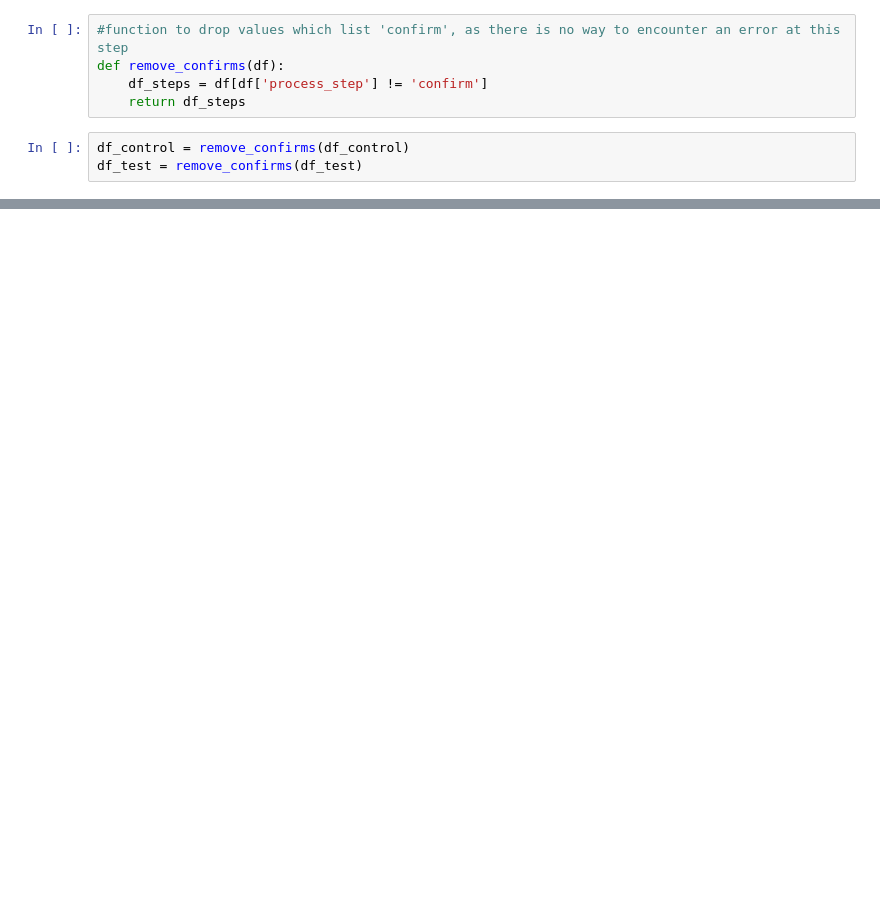
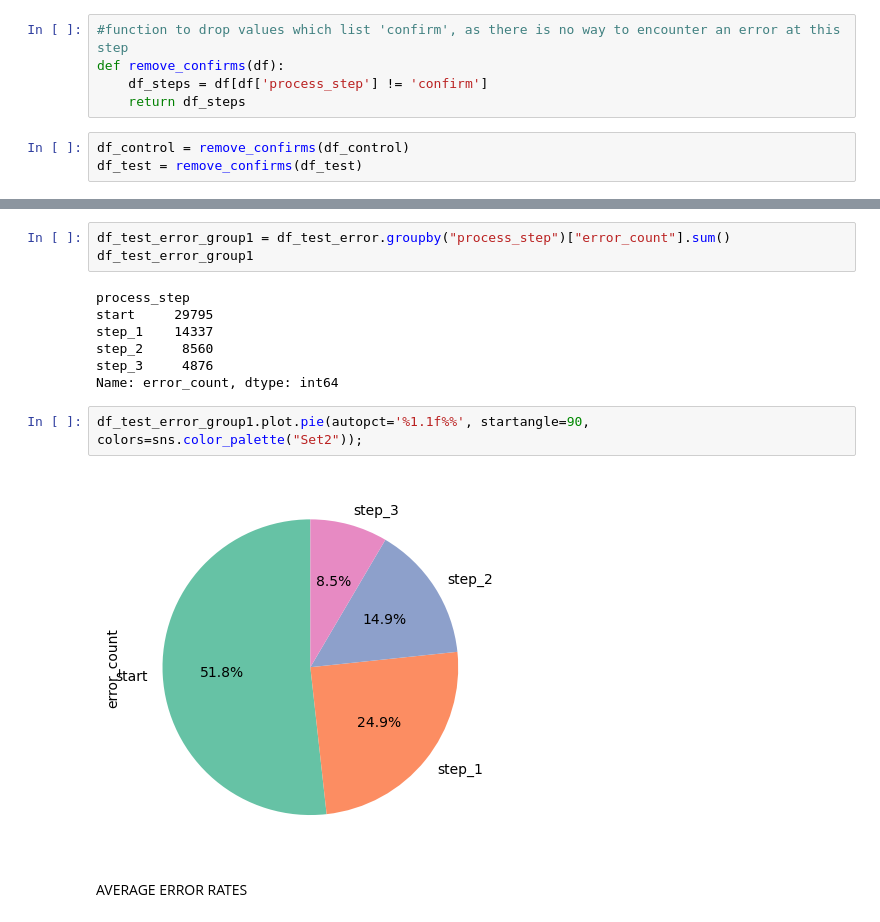
Before and after one commit to mjpacko/project_week5_6, a Jupyter notebook: notebooks/mj_notebook_error_rates.ipynb, the cells around one changed output, grey strips where cells are left out. Saved outputs shown, nothing was run; the diff lists cells and outputs as text; blank space fills up the shorter version.

```diff
--- a/notebooks/mj_notebook_error_rates.ipynb
+++ b/notebooks/mj_notebook_error_rates.ipynb
@@ -61,0 +68,16 @@ df_test_error = error_counts(df_test)
+# %%
+df_test_error_group1 = df_test_error.groupby("process_step")["error_count"].sum()
+df_test_error_group1
+# %% [output]
+process_step
+start     29795
+step_1    14337
+step_2     8560
+step_3     4876
+Name: error_count, dtype: int64
+# %%
+df_test_error_group1.plot.pie(autopct='%1.1f%%', startangle=90, colors=sns.color_palette("Set2"));
+# %% [output]
+[figure, added]
+# %% [markdown]
+AVERAGE ERROR RATES
```
Also changed, not shown: parts of 20 cells of this notebook, 1 other file.
